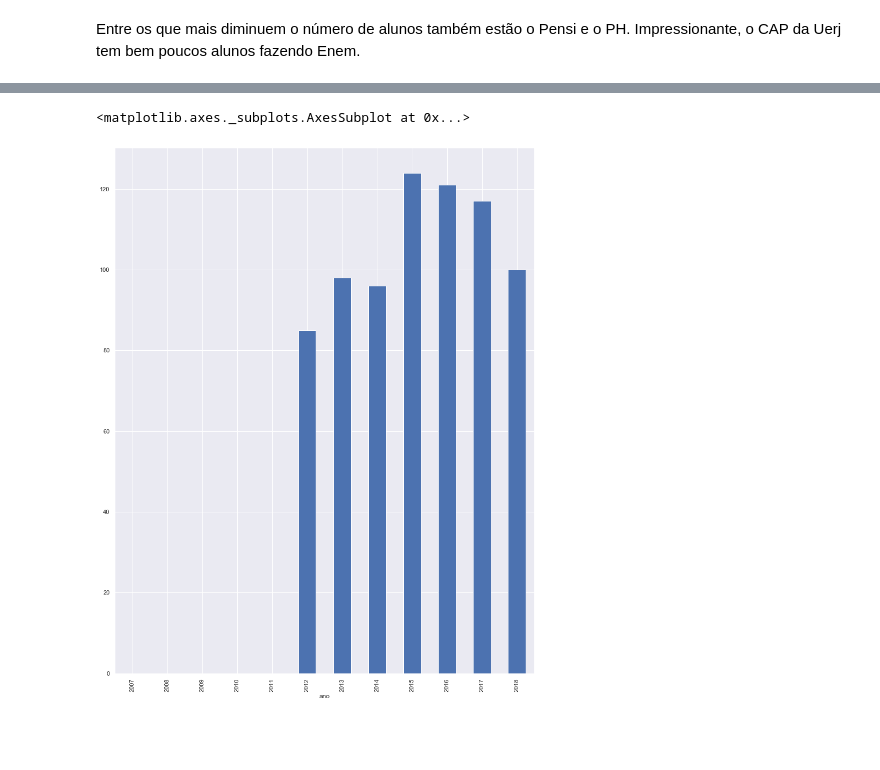
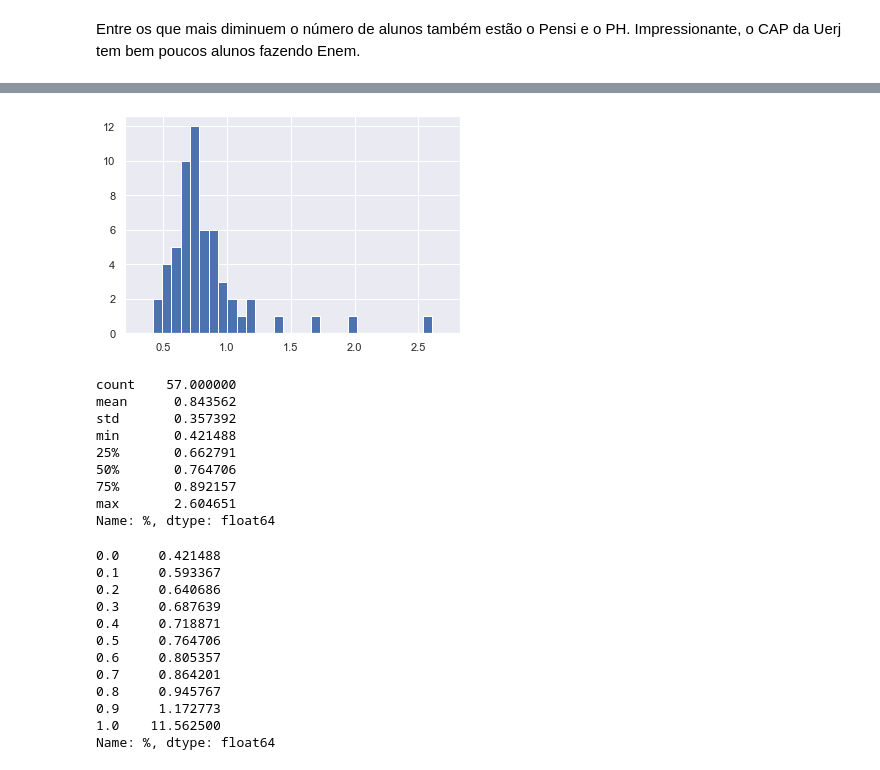
Before and after one commit to pauloneves/educacao, a Jupyter notebook: analisa.ipynb, the cells around one changed output, grey strips where cells are left out. Saved outputs shown, nothing was run; the diff lists cells and outputs as text; code cells hidden in the pictures; blank space fills up the shorter version.

Commit message:
decidindo o que cortar baseado em quantis

```diff
--- a/analisa.ipynb
+++ b/analisa.ipynb
@@ -400,5 +383,31 @@ df_enem[(df_enem.rotulo.str.contains('Ph|Curso Pensi|A A Z'))][['rotulo', 'rank'
-# %%
-df_ano_um.loc[33165920].plot.bar()
-# %% [output]
-<matplotlib.axes._subplots.AxesSubplot at 0x...>
-[figure, removed]
+# %%
+df.loc[df['%']<4, '%'].hist(bins=30).plot();
+# %% [output]
+[figure, added]
+# %%
+df.loc[df['%']<4, '%'].describe()
+# %% [output]
+count    57.000000
+mean      0.843562
+std       0.357392
+min       0.421488
+25%       0.662791
+50%       0.764706
+75%       0.892157
+max       2.604651
+Name: %, dtype: float64
+# %%
+df['%'].quantile([i/10 for i in range(11)])
+# %% [output]
+0.0     0.421488
+0.1     0.593367
+0.2     0.640686
+0.3     0.687639
+0.4     0.718871
+0.5     0.764706
+0.6     0.805357
+0.7     0.864201
+0.8     0.945767
+0.9     1.172773
+1.0    11.562500
+Name: %, dtype: float64
```
Also changed, not shown: parts of 20 cells of this notebook, 1 other file.
